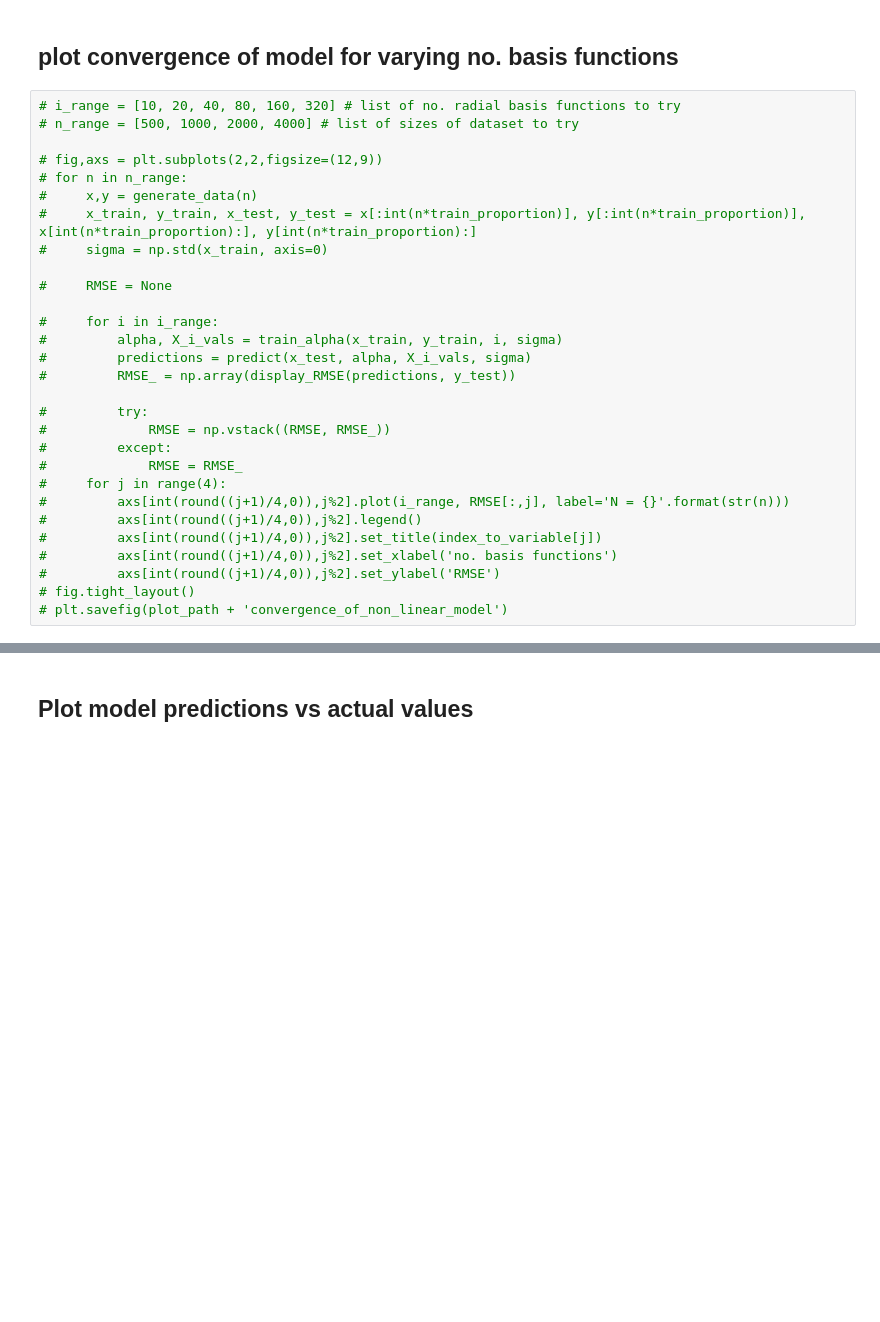
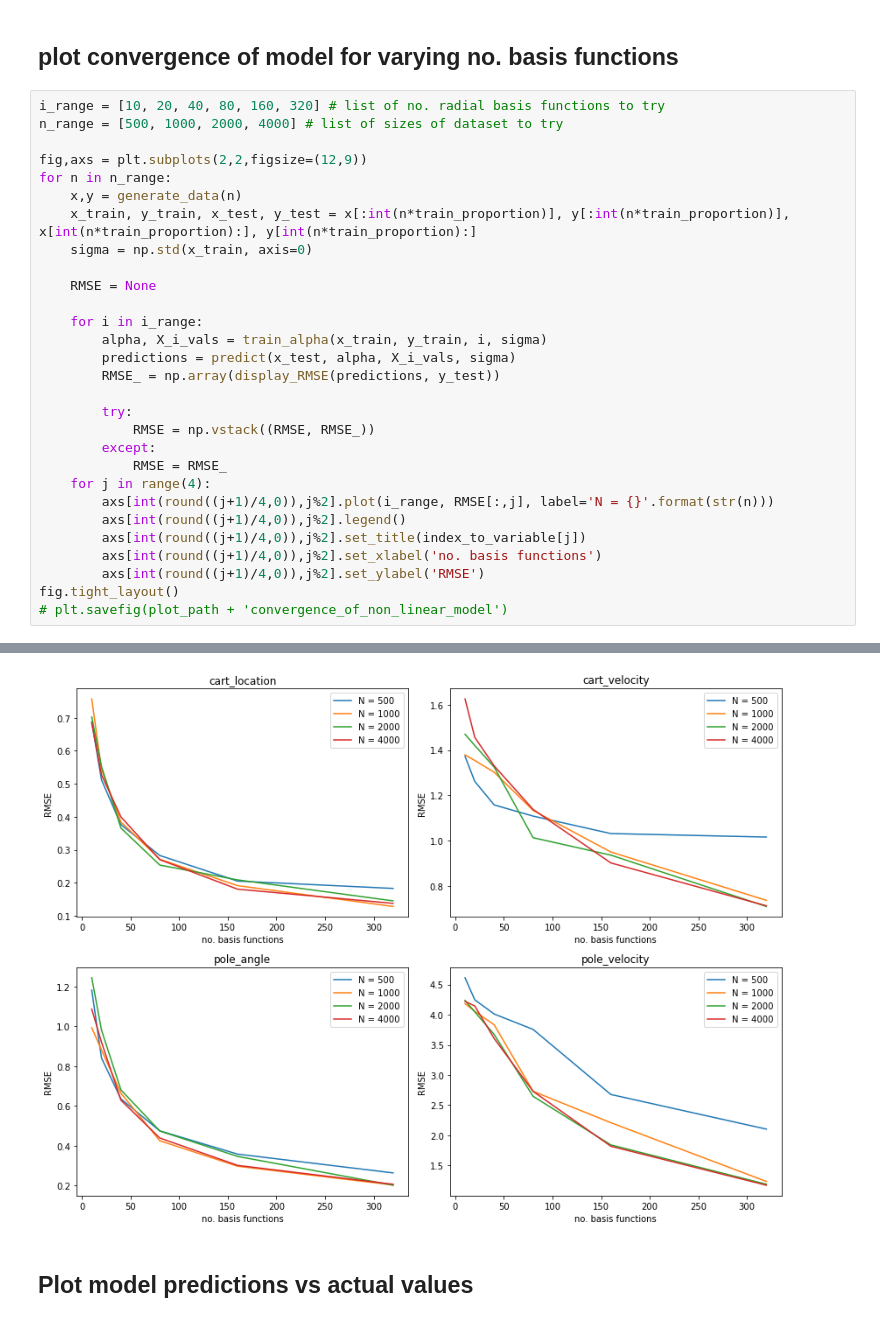
Before and after one commit to jordanesmith/SF3-Machine-Learning-Project, a Jupyter notebook: Task2.ipynb, the cells around one changed output, grey strips where cells are left out. Drawn from its saved outputs; the diff is of its cells as text; blank space fills up the shorter version.

```diff
--- a/Task2.ipynb
+++ b/Task2.ipynb
@@ -76,31 +84,32 @@ def display_RMSE(predictions, y_test):
 # %% [markdown]
 ## plot convergence of model for varying no. basis functions
 # %%
-# i_range = [10, 20, 40, 80, 160, 320] # list of no. radial basis functions to try
-# n_range = [500, 1000, 2000, 4000] # list of sizes of dataset to try
+i_range = [10, 20, 40, 80, 160, 320] # list of no. radial basis functions to try
+n_range = [500, 1000, 2000, 4000] # list of sizes of dataset to try
 
-# fig,axs = plt.subplots(2,2,figsize=(12,9))
-# for n in n_range:
-#     x,y = generate_data(n)
-#     x_train, y_train, x_test, y_test = x[:int(n*train_proportion)], y[:int(n*train_proportion)], x[int(n*train_proportion):], y[int(n*train_proportion):]
-#     sigma = np.std(x_train, axis=0)
+fig,axs = plt.subplots(2,2,figsize=(12,9))
+for n in n_range:
+    x,y = generate_data(n)
+    x_train, y_train, x_test, y_test = x[:int(n*train_proportion)], y[:int(n*train_proportion)], x[int(n*train_proportion):], y[int(n*train_proportion):]
+    sigma = np.std(x_train, axis=0)
 
-#     RMSE = None
+    RMSE = None
 
-#     for i in i_range:
-#         alpha, X_i_vals = train_alpha(x_train, y_train, i, sigma)
-#         predictions = predict(x_test, alpha, X_i_vals, sigma)
-#         RMSE_ = np.array(display_RMSE(predictions, y_test))
+    for i in i_range:
+        alpha, X_i_vals = train_alpha(x_train, y_train, i, sigma)
+        predictions = predict(x_test, alpha, X_i_vals, sigma)
+        RMSE_ = np.array(display_RMSE(predictions, y_test))
 
-#         try:
-#             RMSE = np.vstack((RMSE, RMSE_))
-#         except:
-#             RMSE = RMSE_
-#     for j in range(4):
-#         axs[int(round((j+1)/4,0)),j%2].plot(i_range, RMSE[:,j], label='N = {}'.format(str(n)))
-#         axs[int(round((j+1)/4,0)),j%2].legend()
-#         axs[int(round((j+1)/4,0)),j%2].set_title(index_to_variable[j])
-#         axs[int(round((j+1)/4,0)),j%2].set_xlabel('no. basis functions')
-#         axs[int(round((j+1)/4,0)),j%2].set_ylabel('RMSE')
-# fig.tight_layout()
+        try:
+            RMSE = np.vstack((RMSE, RMSE_))
+        except:
+            RMSE = RMSE_
+    for j in range(4):
+        axs[int(round((j+1)/4,0)),j%2].plot(i_range, RMSE[:,j], label='N = {}'.format(str(n)))
+        axs[int(round((j+1)/4,0)),j%2].legend()
+        axs[int(round((j+1)/4,0)),j%2].set_title(index_to_variable[j])
+        axs[int(round((j+1)/4,0)),j%2].set_xlabel('no. basis functions')
+        axs[int(round((j+1)/4,0)),j%2].set_ylabel('RMSE')
+fig.tight_layout()
 # plt.savefig(plot_path + 'convergence_of_non_linear_model')
+# %% [output]
@@ -107,2 +124,3 @@ def display_RMSE(predictions, y_test):
+[figure, added]
 # %% [markdown]
 ## Plot model predictions vs actual values
```
Also changed, not shown: parts of 11 cells of this notebook, 2 other files.
